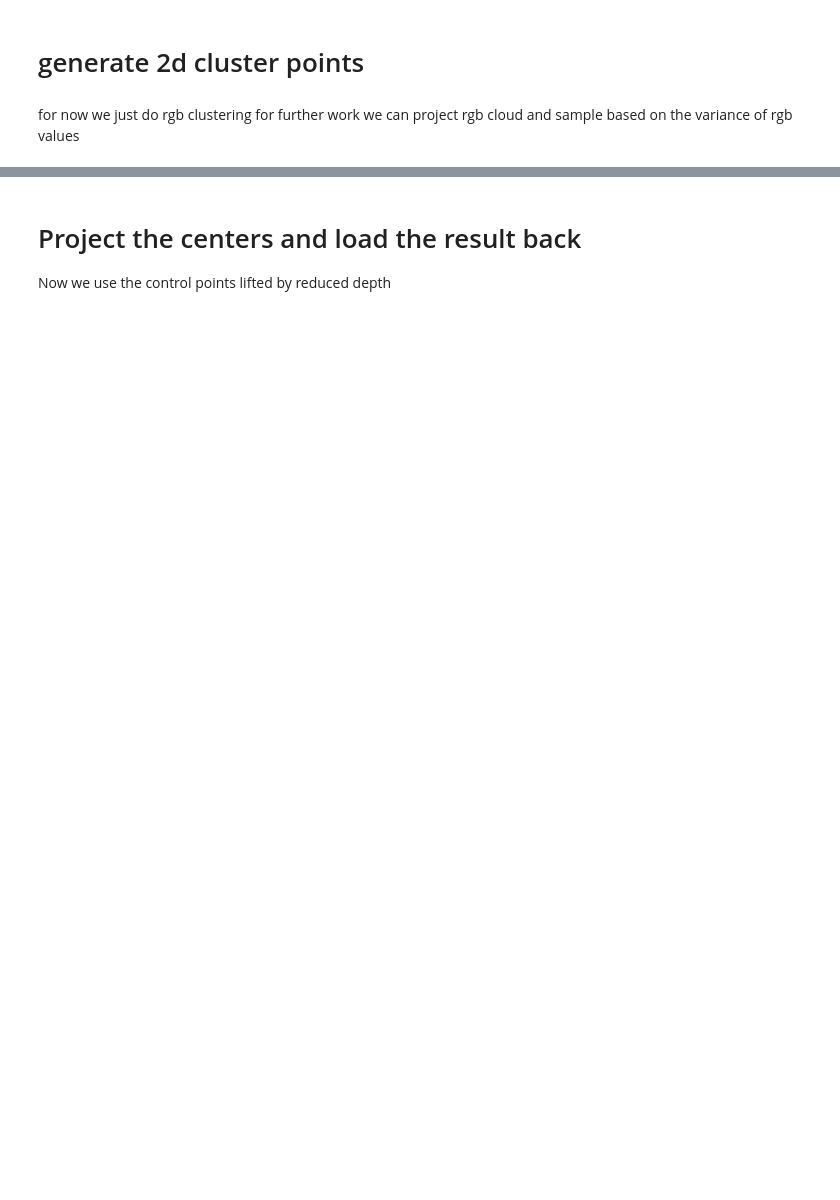
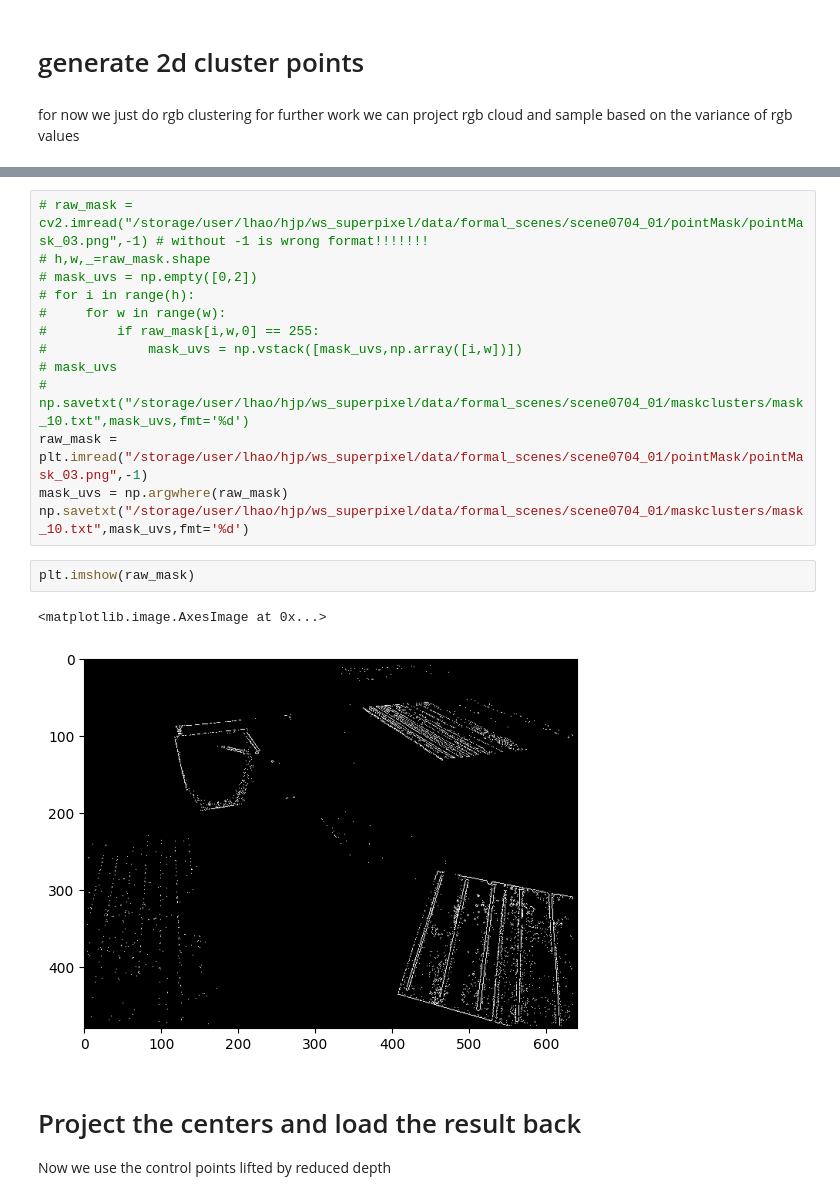
Before and after one commit to Dawnborn/Superpixel, a Jupyter notebook: superpixel.ipynb, the cells around one changed output, grey strips where cells are left out. Cells and saved outputs as stored; diff of their text form; blank space fills up the shorter version.

```diff
--- a/superpixel.ipynb
+++ b/superpixel.ipynb
@@ -106,3 +106,21 @@ for scene_name in scene_names:
+# %%
+# raw_mask = cv2.imread("/storage/user/lhao/hjp/ws_superpixel/data/formal_scenes/scene0704_01/pointMask/pointMask_03.png",-1) # without -1 is wrong format!!!!!!!
+# h,w,_=raw_mask.shape
+# mask_uvs = np.empty([0,2])
+# for i in range(h):
+#     for w in range(w):
+#         if raw_mask[i,w,0] == 255:
+#             mask_uvs = np.vstack([mask_uvs,np.array([i,w])])
+# mask_uvs
+# np.savetxt("/storage/user/lhao/hjp/ws_superpixel/data/formal_scenes/scene0704_01/maskclusters/mask_10.txt",mask_uvs,fmt='%d')
+raw_mask = plt.imread("/storage/user/lhao/hjp/ws_superpixel/data/formal_scenes/scene0704_01/pointMask/pointMask_03.png",-1)
+mask_uvs = np.argwhere(raw_mask)
+np.savetxt("/storage/user/lhao/hjp/ws_superpixel/data/formal_scenes/scene0704_01/maskclusters/mask_10.txt",mask_uvs,fmt='%d')
+# %%
+plt.imshow(raw_mask)
+# %% [output]
+<matplotlib.image.AxesImage at 0x...>
+[figure, added]
 # %% [markdown]
 # Project the centers and load the result back
 Now we use the control points lifted by reduced depth
```
Also changed, not shown: parts of 23 cells of this notebook.
